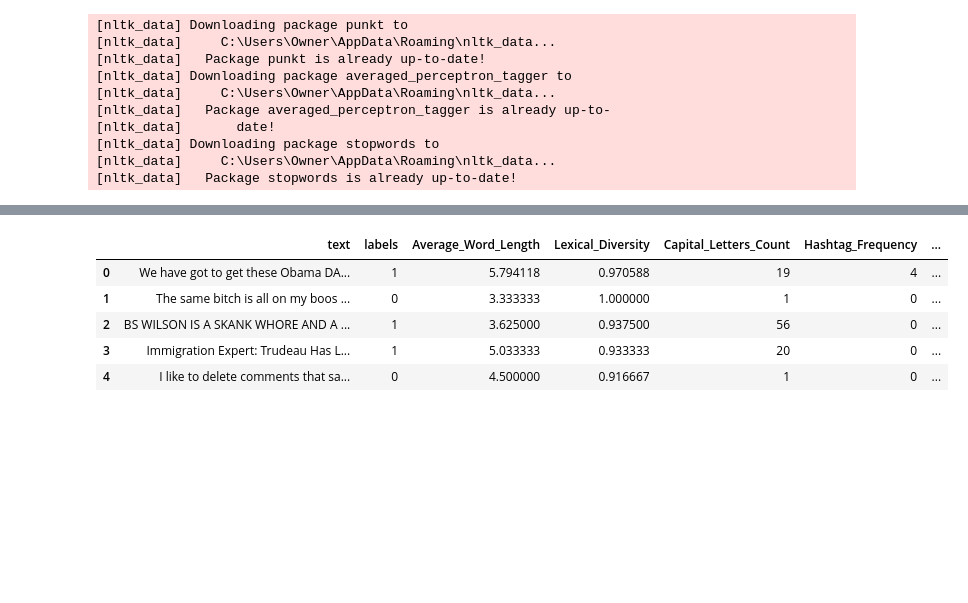
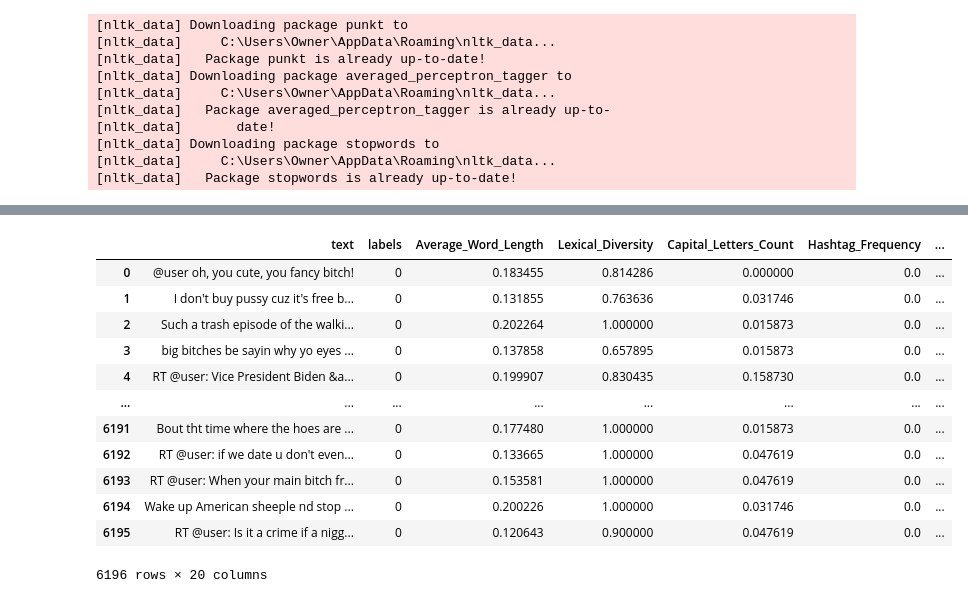
Before and after one commit to pasan-SK/AiLERT-FYP, a Jupyter notebook: Stylometric/make-csv-files.ipynb, the cells around one changed output, grey strips where cells are left out. Cells and saved outputs as stored; diff of their text form; code cells hidden in the pictures; blank space fills up the shorter version.

```diff
--- a/Stylometric/make-csv-files.ipynb
+++ b/Stylometric/make-csv-files.ipynb
@@ -2,11 +2,11 @@
 import pandas as pd
 from datasets import load_dataset
 
-dataset_name = "krishan-CSE/HatEval-Relabeled"
+dataset_name = "krishan-CSE/Davidson_Hate_Speech_New"
 dataset = load_dataset(dataset_name)
 
 df_train = dataset['train'].to_pandas()
-df_valid = dataset['validation'].to_pandas()
+# df_valid = dataset['validation'].to_pandas()
 df_test = dataset['test'].to_pandas()
 # %%
 print(df_train.shape)
@@ -225,0 +226,6 @@ features_list
+# %%
+from sklearn.preprocessing import MinMaxScaler
+
+scaler = MinMaxScaler()
+scaled_features = scaler.fit_transform(features_list)
+scaled_features_df = pd.DataFrame(scaled_features, columns=features_list.columns)
@@ -268,15 +283,29 @@ df_valid.to_csv('valid.csv', index=False)
 # %%
 # Do the same for the test set
-features_list = [extract_features(tweet) for tweet in df_test['text']]
-features_list = pd.DataFrame(features_list)
-df_test = pd.concat([df_test, features_list], axis=1)
-df_test.head()
+# features_list = [extract_features(tweet) for tweet in df_test['text']]
+# features_list = pd.DataFrame(features_list)
+# df_test = pd.concat([df_test, features_list], axis=1)
+# df_test.head()
+
+feature_list = [extract_features(tweet) for tweet in df_test['text']]
+feature_list = pd.DataFrame(feature_list)
+scaled_feature_list = scaler.transform(feature_list)
+scaled_features_df = pd.DataFrame(scaled_feature_list, columns=feature_list.columns)
+df_test = pd.concat([df_test, scaled_features_df], axis=1)
+df_test
 # %% [output]
 |  | text | labels | Average_Word_Length | Lexical_Diversity | Capital_Letters_Count | Hashtag_Frequency | ... |
-| 0 | We have got to get these Obama DA... | 1 | 5.794118 | 0.970588 | 19 | 4 | ... |
-| 1 | The same bitch is all on my boos ... | 0 | 3.333333 | 1.000000 | 1 | 0 | ... |
-| 2 | BS WILSON IS A SKANK WHORE AND A ... | 1 | 3.625000 | 0.937500 | 56 | 0 | ... |
-| 3 | Immigration Expert: Trudeau Has L... | 1 | 5.033333 | 0.933333 | 20 | 0 | ... |
-| 4 | I like to delete comments that sa... | 0 | 4.500000 | 0.916667 | 1 | 0 | ... |
+| 0 | @user oh, you cute, you fancy bitch! | 0 | 0.183455 | 0.814286 | 0.000000 | 0.0 | ... |
+| 1 | I don't buy pussy cuz it's free b... | 0 | 0.131855 | 0.763636 | 0.031746 | 0.0 | ... |
+| 2 | Such a trash episode of the walki... | 0 | 0.202264 | 1.000000 | 0.015873 | 0.0 | ... |
+| 3 | big bitches be sayin why yo eyes ... | 0 | 0.137858 | 0.657895 | 0.015873 | 0.0 | ... |
+| 4 | RT @user: Vice President Biden &a... | 0 | 0.199907 | 0.830435 | 0.158730 | 0.0 | ... |
+| ... | ... | ... | ... | ... | ... | ... | ... |
+| 6191 | Bout tht time where the hoes are ... | 0 | 0.177480 | 1.000000 | 0.015873 | 0.0 | ... |
+| 6192 | RT @user: if we date u don't even... | 0 | 0.133665 | 1.000000 | 0.047619 | 0.0 | ... |
+| 6193 | RT @user: When your main bitch fr... | 0 | 0.153581 | 1.000000 | 0.047619 | 0.0 | ... |
+| 6194 | Wake up American sheeple nd stop ... | 0 | 0.200226 | 1.000000 | 0.031746 | 0.0 | ... |
+| 6195 | RT @user: Is it a crime if a nigg... | 0 | 0.120643 | 0.900000 | 0.047619 | 0.0 | ... |
+6196 rows × 20 columns
 # %%
 df_test.to_csv('test.csv', index=False)
```
Also changed, not shown: parts of 7 cells of this notebook, 5 other files.
